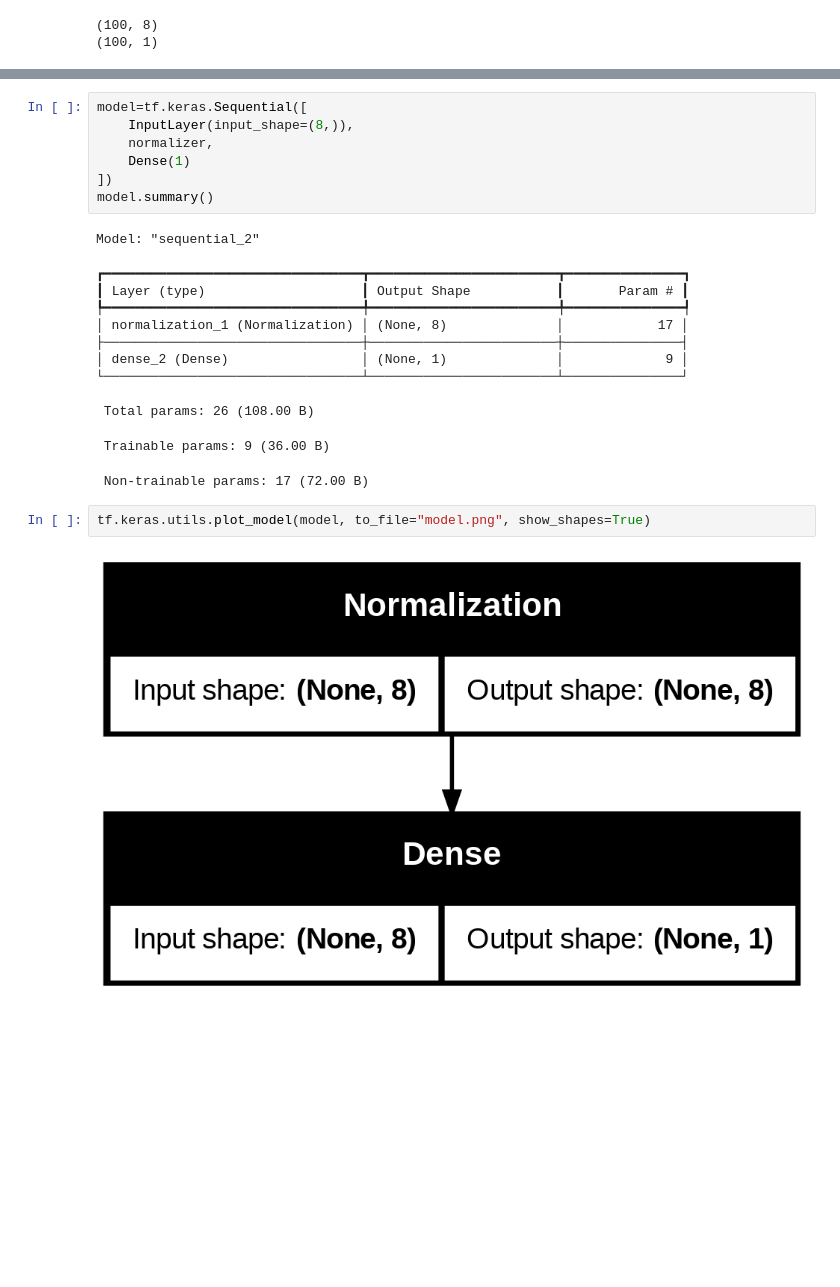
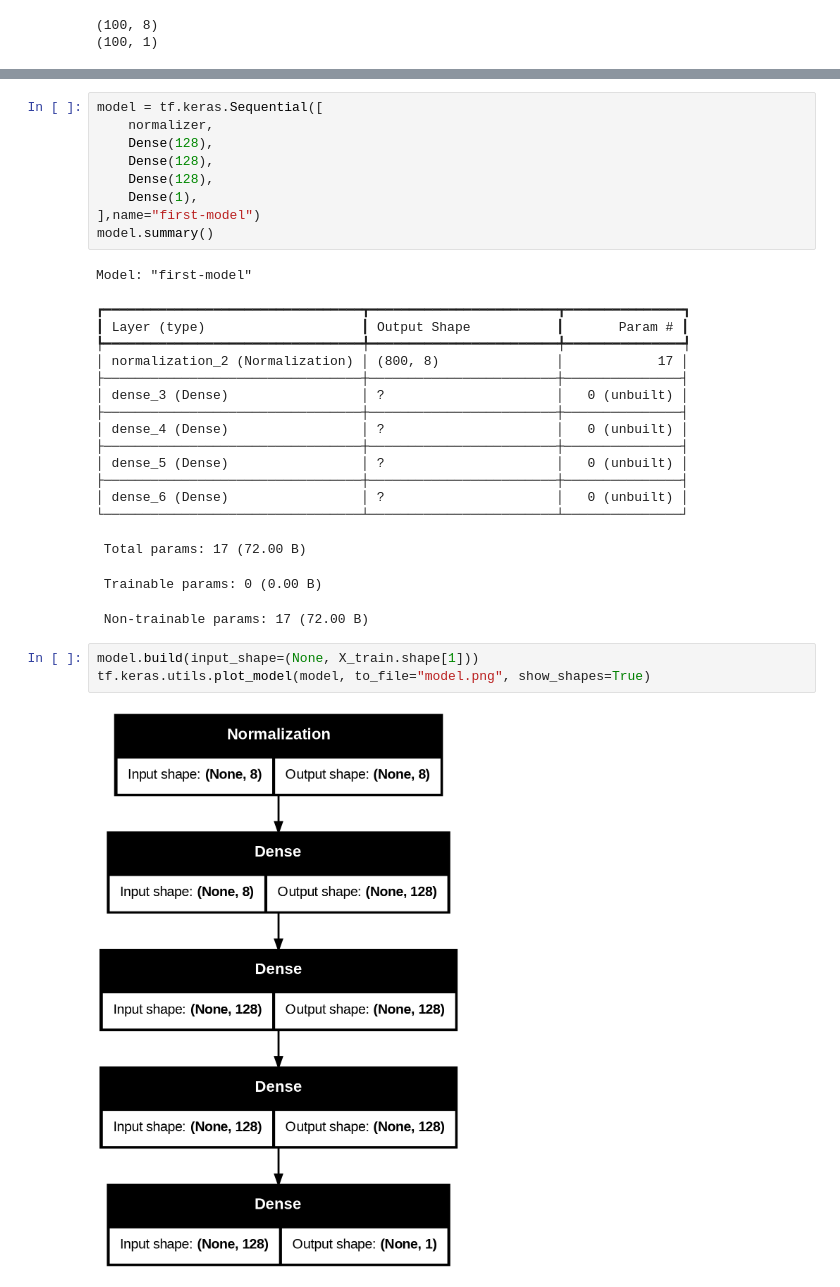
Before and after one commit to sanaullah-developer/tensorflow_practice, a Jupyter notebook: linear_regression.ipynb, the cells around one changed output, grey strips where cells are left out. Saved outputs shown, nothing was run; the diff lists cells and outputs as text; blank space fills up the shorter version.

```diff
--- a/linear_regression.ipynb
+++ b/linear_regression.ipynb
@@ -150,23 +168,32 @@ array([[-0.32650065,  0.21734582, -0.70466214, ..., -0.6168977 ,
 # %%
-model=tf.keras.Sequential([
-    InputLayer(input_shape=(8,)),
+model = tf.keras.Sequential([
     normalizer,
-    Dense(1)
-])
+    Dense(128),
+    Dense(128),
+    Dense(128),
+    Dense(1),
+],name="first-model")
 model.summary()
 # %% [output]
-Model: "sequential_2"
+Model: "first-model"
 ┏━━━━━━━━━━━━━━━━━━━━━━━━━━━━━━━━━┳━━━━━━━━━━━━━━━━━━━━━━━━┳━━━━━━━━━━━━━━━┓
 ┃ Layer (type)                    ┃ Output Shape           ┃       Param # ┃
 ┡━━━━━━━━━━━━━━━━━━━━━━━━━━━━━━━━━╇━━━━━━━━━━━━━━━━━━━━━━━━╇━━━━━━━━━━━━━━━┩
-│ normalization_1 (Normalization) │ (None, 8)              │            17 │
+│ normalization_2 (Normalization) │ (800, 8)               │            17 │
 ├─────────────────────────────────┼────────────────────────┼───────────────┤
-│ dense_2 (Dense)                 │ (None, 1)              │             9 │
+│ dense_3 (Dense)                 │ ?                      │   0 (unbuilt) │
+├─────────────────────────────────┼────────────────────────┼───────────────┤
+│ dense_4 (Dense)                 │ ?                      │   0 (unbuilt) │
+├─────────────────────────────────┼────────────────────────┼───────────────┤
+│ dense_5 (Dense)                 │ ?                      │   0 (unbuilt) │
+├─────────────────────────────────┼────────────────────────┼───────────────┤
+│ dense_6 (Dense)                 │ ?                      │   0 (unbuilt) │
 └─────────────────────────────────┴────────────────────────┴───────────────┘
- Total params: 26 (108.00 B)
+ Total params: 17 (72.00 B)
- Trainable params: 9 (36.00 B)
+ Trainable params: 0 (0.00 B)
  Non-trainable params: 17 (72.00 B)
 # %%
+model.build(input_shape=(None, X_train.shape[1]))
 tf.keras.utils.plot_model(model, to_file="model.png", show_shapes=True)
 # %% [output]
-[figure, old version]
+[figure, new version]
```
Also changed, not shown: parts of 22 cells of this notebook.
